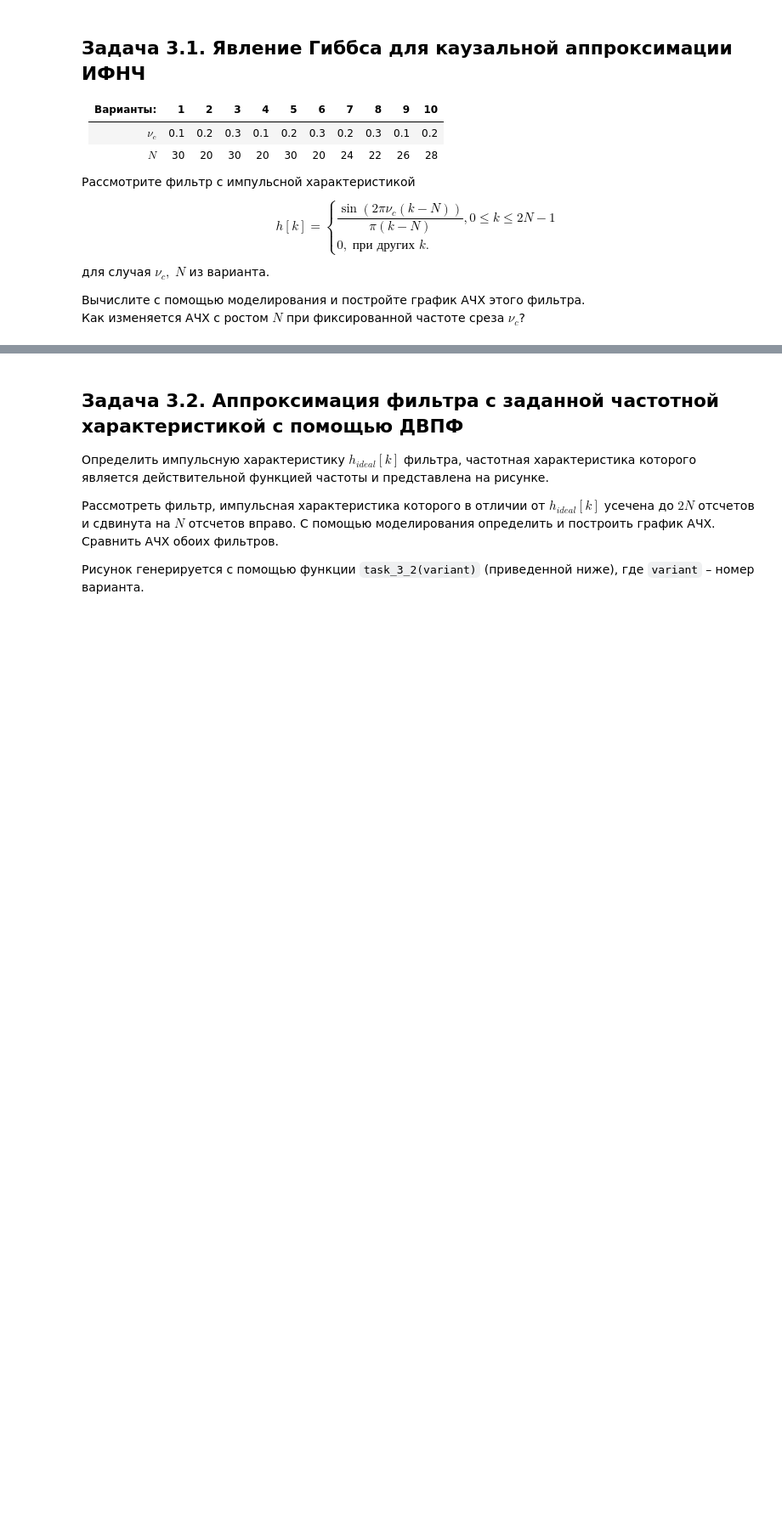
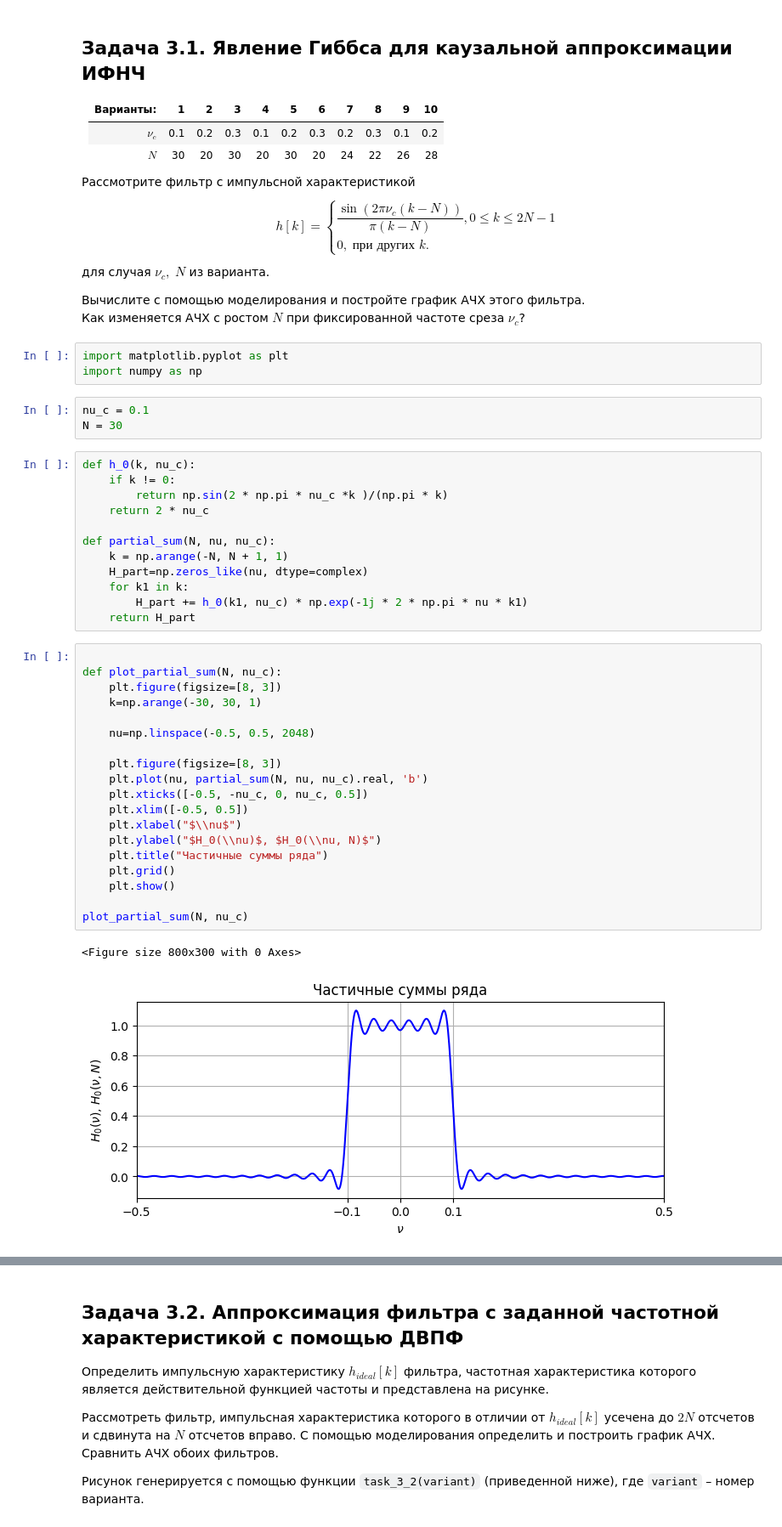
Before and after one commit to sin-diesel/digital-signals-laboratory, a Jupyter notebook: discrete-lti-systems/dsp_lab2.ipynb, the cells around one changed output, grey strips where cells are left out. Shown at 85% size. Drawn from its saved outputs; the diff is of its cells as text; blank space fills up the shorter version.

```diff
--- a/discrete-lti-systems/dsp_lab2.ipynb
+++ b/discrete-lti-systems/dsp_lab2.ipynb
@@ -372,3 +372,43 @@ $$
 
 Вычислите с помощью моделирования и постройте график АЧХ этого фильтра.
 Как изменяется АЧХ с ростом $N$ при фиксированной частоте среза $\nu_c$?
+# %%
+import matplotlib.pyplot as plt
+import numpy as np
+# %%
+nu_c = 0.1
+N = 30
+# %%
+def h_0(k, nu_c):
+    if k != 0:
+        return np.sin(2 * np.pi * nu_c *k )/(np.pi * k)
+    return 2 * nu_c
+
+def partial_sum(N, nu, nu_c):
+    k = np.arange(-N, N + 1, 1)
+    H_part=np.zeros_like(nu, dtype=complex)
+    for k1 in k:
+        H_part += h_0(k1, nu_c) * np.exp(-1j * 2 * np.pi * nu * k1)
+    return H_part
+# %%
+
+def plot_partial_sum(N, nu_c):
+    plt.figure(figsize=[8, 3])
+    k=np.arange(-30, 30, 1)
+
+    nu=np.linspace(-0.5, 0.5, 2048)
+
+    plt.figure(figsize=[8, 3])
+    plt.plot(nu, partial_sum(N, nu, nu_c).real, 'b')
+    plt.xticks([-0.5, -nu_c, 0, nu_c, 0.5])
+    plt.xlim([-0.5, 0.5])
+    plt.xlabel("$\\nu$")
+    plt.ylabel("$H_0(\\nu)$, $H_0(\\nu, N)$")
+    plt.title("Частичные суммы ряда")
+    plt.grid()
+    plt.show()
+
+plot_partial_sum(N, nu_c)
+# %% [output]
+<Figure size 800x300 with 0 Axes>
+[figure, added]
```
Also changed, not shown: parts of 10 cells of this notebook.
